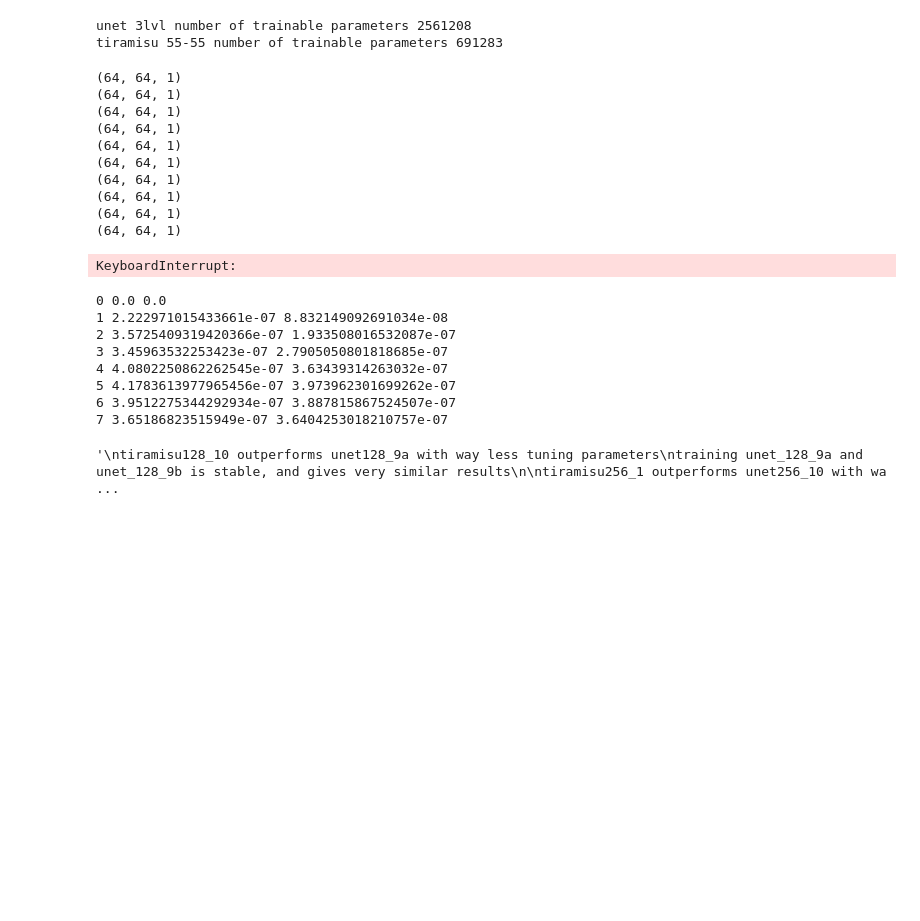
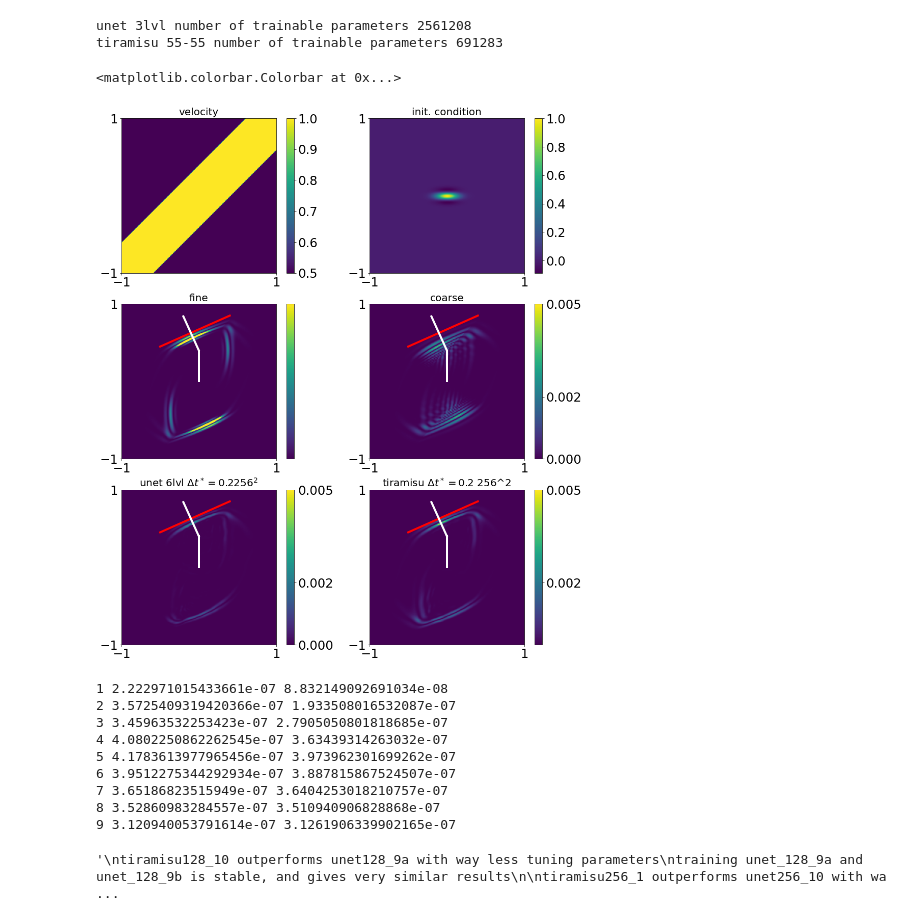
Before and after one commit to utkaiser/masterthesis_code, a Jupyter notebook: analysis/serial_timing.ipynb, the cells around one changed output. Drawn from its saved outputs; the diff is of its cells as text; code cells hidden in the pictures; blank space fills up the shorter version.

```diff
--- a/analysis/serial_timing.ipynb
+++ b/analysis/serial_timing.ipynb
@@ -18,20 +16,19 @@ plt.rcParams['font.size'] = '14'
 # %%
 # set up models
 import torch
-import models.tiramisu as tiramisu
-import models.unet as unet
-import old_code.unet_Linear as unet2
+from models import model_tiramisu
+from models import model_unet
 
 #unet model setup
 #unet_model = unet.UNet(wf=1, depth=3, scale_factor=2)
-unet_model = unet2.UNet(depth=6, wf=1, acti_func='relu', scale_factor=4)
+unet_model = model_unet.UNet(depth=6, wf=1, acti_func='relu', scale_factor=4)
 #unet_model = torch.nn.DataParallel(unet_model)
 unet_model.load_state_dict(torch.load('../results/run_1/saved_model_unet256_10.pt'))
 unet_model.eval()
 unet_model = unet_model.double()
 
 #tiramisu model setup
-tir_model = tiramisu.FCDenseNet(scale_factor=4)
+tir_model = model_tiramisu.FCDenseNet(scale_factor=4)
 tir_model = torch.nn.DataParallel(tir_model)
 #tir_model = unet2.UNet(depth=6, wf=1, acti_func='relu')
 tir_model.load_state_dict(torch.load('../results/run_1/saved_model_tiramisu256_1.pt'))
@@ -113,7 +86,7 @@ for velname, vel in veltest:
     uf[:,:,0] = u0
     utf[:,:,0] = ut0
     for j in range(1,mt):
-        uf[:,:,j],utf[:,:,j] = wave2.velocity_verlet_time_integrator(uf[:,:,j-1],utf[:,:,j-1],vel,dx,dt,cT)
+        uf[:,:,j],utf[:,:,j] = wave_propagation.velocity_verlet_time_integrator(uf[:,:,j-1],utf[:,:,j-1],vel,dx,dt,cT)
 
     #### Coarse solution ####
     ucc = np.zeros([xx.shape[0],xx.shape[1],mt])
@@ -125,7 +98,7 @@ for velname, vel in veltest:
     velc = resize(vel,[ny,nx],order=4)
 
     for j in range(1,mt):
-        uc, utc = wave2.velocity_verlet_time_integrator(uc,utc,velc,dx*m,dt*rt,cT)
+        uc, utc = wave_propagation.velocity_verlet_time_integrator(uc,utc,velc,dx*m,dt*rt,cT)
         ucc[:,:,j] = resize(uc,[xx.shape[0],xx.shape[1]],order=4)
         utcc[:,:,j] = resize(utc,[xx.shape[0],xx.shape[1]],order=4)
 
@@ -135,10 +108,10 @@ for velname, vel in veltest:
     unn1[:,:,0] = u0
     utnn1[:,:,0] = ut0
     for j in range(1,mt):
-        uc,utc = wave2.velocity_verlet_time_integrator(resize(unn1[:,:,j-1],[ny,nx],order=4),
+        uc,utc = wave_propagation.velocity_verlet_time_integrator(resize(unn1[:,:,j-1],[ny,nx],order=4),
                              resize(utnn1[:,:,j-1],[ny,nx],order=4),
                              resize(vel,[ny,nx],order=4),dx*m,dt*rt,cT)
-        unn1[:,:,j],utnn1[:,:,j] = wp.ApplyJNet2WaveSol(uc,utc,vel,dx,unet_model,m)
+        unn1[:,:,j],utnn1[:,:,j] = postprocess_wave.ApplyJNet2WaveSol(uc,utc,vel,dx,unet_model,m)
 
     #### Tiramisu solution ####
     unn2 = np.zeros([xx.shape[0],xx.shape[1],mt])
@@ -146,23 +119,11 @@ for velname, vel in veltest:
     unn2[:,:,0] = u0
     utnn2[:,:,0] = ut0
     for j in range(1,mt):
-        uc,utc = wave2.velocity_verlet_time_integrator(resize(unn2[:,:,j-1],[ny,nx],order=4),
+        uc,utc = wave_propagation.velocity_verlet_time_integrator(resize(unn2[:,:,j-1],[ny,nx],order=4),
                              resize(utnn2[:,:,j-1],[ny,nx],order=4),
                              resize(vel,[ny,nx],order=4),dx*m,dt*rt,cT)
 
-        unn2[:,:,j],utnn2[:,:,j] = wp.ApplyJNet2WaveSol(uc,utc,vel,dx,tir_model,m)
+        unn2[:,:,j],utnn2[:,:,j] = postprocess_wave.ApplyJNet2WaveSol(uc,utc,vel,dx,tir_model,m)
-# %% [output]
-(64, 64, 1)
-(64, 64, 1)
-(64, 64, 1)
-(64, 64, 1)
-(64, 64, 1)
-(64, 64, 1)
-(64, 64, 1)
-(64, 64, 1)
-(64, 64, 1)
-(64, 64, 1)
-KeyboardInterrupt:
 # %%
 tj = 4
 fig1 = plt.figure(figsize=(16,19))
@@ -182,7 +143,7 @@ plt.yticks([-1,1])
 plt.colorbar(pos2)
 
 ax3 = fig1.add_subplot(3,2,3)
-pos3 = ax3.imshow(WaveUtil.WaveEnergyField(uf[:,:,tj],utf[:,:,tj],vel,dx)*dx*dx,vmax=0.005,extent=(-1,1,-1,1))
+pos3 = ax3.imshow(wave_util.WaveEnergyField(uf[:,:,tj],utf[:,:,tj],vel,dx)*dx*dx,vmax=0.005,extent=(-1,1,-1,1))
 ax3.set_title('fine', fontsize=20)
 plt.xticks([-1,1])
 plt.yticks([-1,1])
@@ -190,52 +151,54 @@ plt.plot([-0.5,0.4],[0.45,0.85],'r',linewidth=4)
 plt.plot([0.,0.],[0.,0.4],'w',linewidth=4)
 plt.plot([0.,-0.2],[0.4,0.84],'w',linewidth=4)
 plt.colorbar(pos1,ticks = [0,0.002,0.005])
 
 ax4 = fig1.add_subplot(3,2,4)
-pos4 = ax4.imshow(WaveUtil.WaveEnergyField(ucc[:,:,tj],utcc[:,:,tj],vel,dx)*dx*dx,vmax=.005,extent=(-1,1,-1,1))
+pos4 = ax4.imshow(wave_util.WaveEnergyField(ucc[:,:,tj],utcc[:,:,tj],vel,dx)*dx*dx,vmax=.005,extent=(-1,1,-1,1))
 ax4.set_title('coarse', fontsize=20)
 plt.xticks([-1,1])
 plt.yticks([-1,1])
 plt.plot([-0.5,0.4],[0.45,0.85],'r',linewidth=4)
 plt.plot([0.,0.],[0.,0.4],'w',linewidth=4)
 plt.plot([0.,-0.2],[0.4,0.84],'w',linewidth=4)
 plt.colorbar(pos4,ticks = [0,0.002,0.005])
 
 ax5 = fig1.add_subplot(3,2,5)
-pos5 = ax5.imshow(WaveUtil.WaveEnergyField(unn1[:,:,tj],utnn1[:,:,tj],vel,dx)*dx*dx,vmax=.005,extent=(-1,1,-1,1))
+pos5 = ax5.imshow(wave_util.WaveEnergyField(unn1[:,:,tj],utnn1[:,:,tj],vel,dx)*dx*dx,vmax=.005,extent=(-1,1,-1,1))
 ax5.set_title(r'unet 6lvl $\Delta t^*=0.2 256^2$', fontsize=20)
 plt.xticks([-1,1])
 plt.yticks([-1,1])
 plt.plot([-0.5,0.4],[0.45,0.85],'r',linewidth=4)
 plt.plot([0.,0.],[0.,0.4],'w',linewidth=4)
 plt.plot([0.,-0.2],[0.4,0.84],'w',linewidth=4)
 plt.colorbar(pos5,ticks = [0,0.002,0.005])
 
 ax6 = fig1.add_subplot(3,2,6)
-pos6 = ax6.imshow(WaveUtil.WaveEnergyField(unn2[:,:,tj],utnn2[:,:,tj],vel,dx)*dx*dx,vmax=0.005,extent=(-1,1,-1,1))
+pos6 = ax6.imshow(wave_util.WaveEnergyField(unn2[:,:,tj],utnn2[:,:,tj],vel,dx)*dx*dx,vmax=0.005,extent=(-1,1,-1,1))
 ax6.set_title(r'tiramisu $\Delta t^*=0.2$ 256^2', fontsize=20)
 plt.xticks([-1,1])
 plt.yticks([-1,1])
 plt.plot([-0.5,0.4],[0.45,0.85],'r',linewidth=4)
 plt.plot([0.,0.],[0.,0.4],'w',linewidth=4)
 plt.plot([0.,-0.2],[0.4,0.84],'w',linewidth=4)
 plt.colorbar(pos6, ticks = [0,0.002,0.005])
+# %% [output]
+<matplotlib.colorbar.Colorbar at 0x...>
+[figure, added]
 # %%
 # compare wave energy norm errors:
 
 from sklearn.metrics import mean_squared_error
 
-for it in range(8):
-    wf = WaveUtil.WaveEnergyField(uf[:,:,it], utf[:,:,it], vel, dx)*dx*dx
-    w1 = WaveUtil.WaveEnergyField(unn1[:,:,it], utnn1[:,:,it], vel, dx)*dx*dx
-    w2 = WaveUtil.WaveEnergyField(unn2[:,:,it], utnn2[:,:,it], vel, dx)*dx*dx
+for it in range(1,10):
+    wf = wave_util.WaveEnergyField(uf[:,:,it], utf[:,:,it], vel, dx)*dx*dx
+    w1 = wave_util.WaveEnergyField(unn1[:,:,it], utnn1[:,:,it], vel, dx)*dx*dx
+    w2 = wave_util.WaveEnergyField(unn2[:,:,it], utnn2[:,:,it], vel, dx)*dx*dx
 
     mse1 = mean_squared_error(wf, w1)
     mse2 = mean_squared_error(wf, w2)
 
     print(it, mse1, mse2)
 # %% [output]
-0 0.0 0.0
 1 2.222971015433661e-07 8.832149092691034e-08
 2 3.5725409319420366e-07 1.933508016532087e-07
 3 3.45963532253423e-07 2.7905050801818685e-07
@@ -243,6 +206,8 @@ for it in range(8):
 5 4.1783613977965456e-07 3.973962301699262e-07
 6 3.9512275344292934e-07 3.887815867524507e-07
 7 3.65186823515949e-07 3.6404253018210757e-07
+8 3.52860983284557e-07 3.510940906828868e-07
+9 3.120940053791614e-07 3.1261906339902165e-07
 # %%
 '''
 tiramisu128_10 outperforms unet128_9a with way less tuning parameters
```
Also changed, not shown: parts of 3 cells of this notebook, 15 other files.
